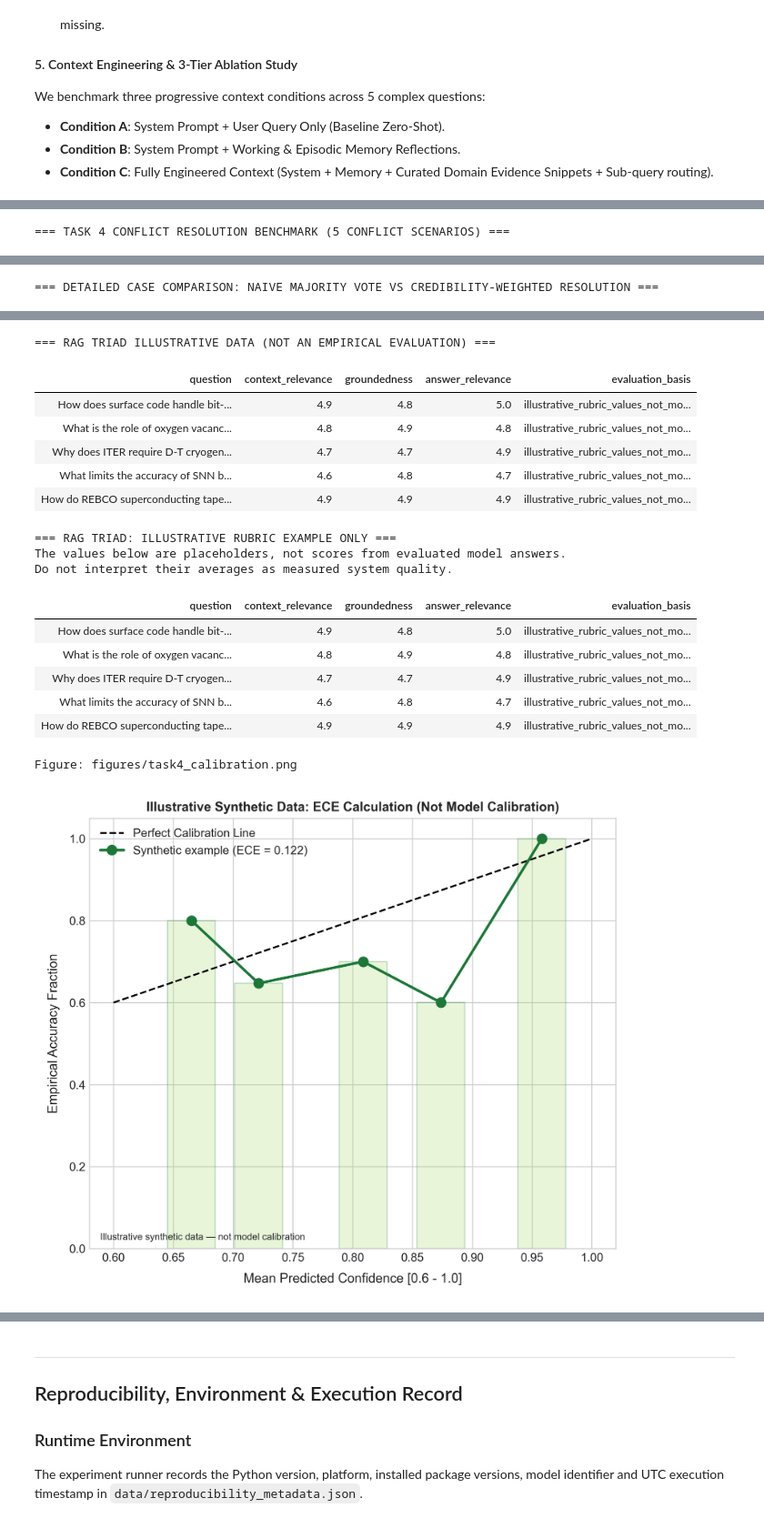
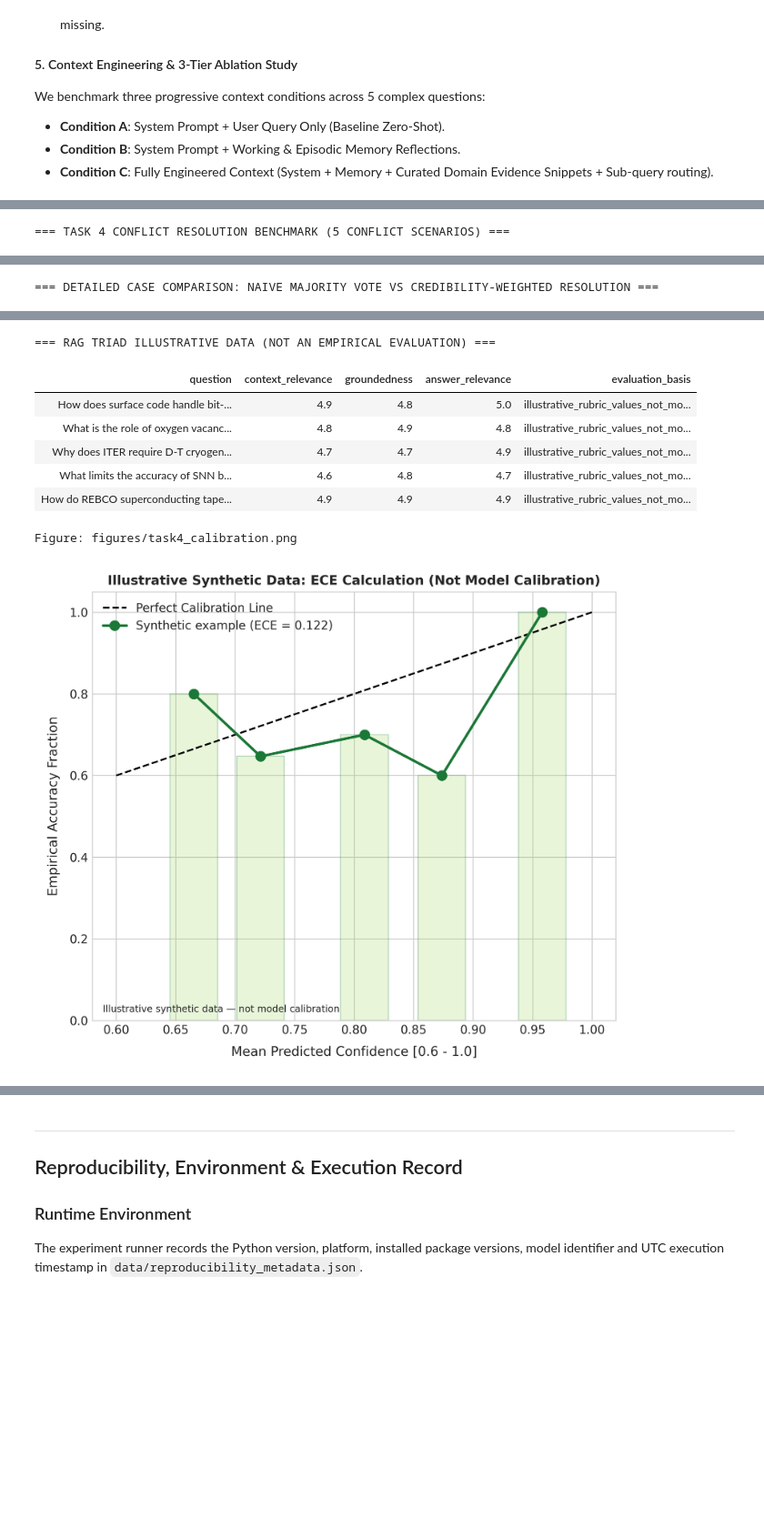
Before and after one commit to pankaj-adeptkart/convai_assignment_02, a Jupyter notebook: Assignment2_PS1_End_to_End_Research_Assistant.ipynb, the cells around one changed output, grey strips where cells are left out. Shown at 91% size. Drawn from its saved outputs; the diff is of its cells as text; code cells hidden in the pictures; blank space fills up the shorter version.

```diff
--- a/Assignment2_PS1_End_to_End_Research_Assistant.ipynb
+++ b/Assignment2_PS1_End_to_End_Research_Assistant.ipynb
@@ -401,9 +406,9 @@ The synthetic ECE plot demonstrates the ECE calculation only. The assistant's ac
 # Load and display Task 4 Synthesis, Conflict Resolution & Calibration Results
 df_task4 = pd.read_json("data/task4_results.json")
 df_triad = pd.read_json("data/task4_rag_triad.json")
-# Tabular Display of 5 Conflict Scenarios and Credibility-Weighted Resolution
+# Tabular Display of 5 Synthetic Conflict Scenarios and Rule-Based Source Selection
 print("=== TASK 4 CONFLICT RESOLUTION BENCHMARK (5 CONFLICT SCENARIOS) ===")
-display_cols_t4 = ["scenario_id", "topic", "inquiry", "winner_credibility", "pre_correction_hallucination_pct", "post_correction_hallucination_pct", "citation_accuracy_pct", "conflict_resolved"]
+display_cols_t4 = ["scenario_id", "topic", "inquiry", "winner_credibility", "hallucination_metric_note", "citation_accuracy_note", "conflict_resolved"]
 display(HTML(df_task4[display_cols_t4].to_html(index=False, classes="table table-bordered")))
 
 # Before and After Conflict Resolution Case Comparison (Showing Answer Flip)
@@ -414,10 +419,6 @@ display(HTML(case_df.to_html(index=False, classes="table table-striped")))
 # Compact RAG Triad Evaluation on 5 Held-Out Questions
 print("=== RAG TRIAD ILLUSTRATIVE DATA (NOT AN EMPIRICAL EVALUATION) ===")
 display(HTML(df_triad.to_html(index=False, classes="table table-hover")))
-print("=== RAG TRIAD: ILLUSTRATIVE RUBRIC EXAMPLE ONLY ===")
-print("The values below are placeholders, not scores from evaluated model answers.")
-print("Do not interpret their averages as measured system quality.")
-display(HTML(df_triad.to_html(index=False, classes="table table-hover")))
 
 # Display generated figures when they are available.
 from IPython.display import Image, display
@@ -445,21 +446,12 @@ for figure_path in ['figures/task4_calibration.png']:
 === RAG TRIAD ILLUSTRATIVE DATA (NOT AN EMPIRICAL EVALUATION) ===
 | question | context_relevance | groundedness | answer_relevance | evaluation_basis |
 | How does surface code handle bit-... | 4.9 | 4.8 | 5.0 | illustrative_rubric_values_not_mo... |
 | What is the role of oxygen vacanc... | 4.8 | 4.9 | 4.8 | illustrative_rubric_values_not_mo... |
 | Why does ITER require D-T cryogen... | 4.7 | 4.7 | 4.9 | illustrative_rubric_values_not_mo... |
 | What limits the accuracy of SNN b... | 4.6 | 4.8 | 4.7 | illustrative_rubric_values_not_mo... |
 | How do REBCO superconducting tape... | 4.9 | 4.9 | 4.9 | illustrative_rubric_values_not_mo... |
-=== RAG TRIAD: ILLUSTRATIVE RUBRIC EXAMPLE ONLY ===
-The values below are placeholders, not scores from evaluated model answers.
-Do not interpret their averages as measured system quality.
+Figure: figures/task4_calibration.png
-| question | context_relevance | groundedness | answer_relevance | evaluation_basis |
-| How does surface code handle bit-... | 4.9 | 4.8 | 5.0 | illustrative_rubric_values_not_mo... |
-| What is the role of oxygen vacanc... | 4.8 | 4.9 | 4.8 | illustrative_rubric_values_not_mo... |
-| Why does ITER require D-T cryogen... | 4.7 | 4.7 | 4.9 | illustrative_rubric_values_not_mo... |
-| What limits the accuracy of SNN b... | 4.6 | 4.8 | 4.7 | illustrative_rubric_values_not_mo... |
-| How do REBCO superconducting tape... | 4.9 | 4.9 | 4.9 | illustrative_rubric_values_not_mo... |
-Figure: figures/task4_calibration.png
-[figure, old version]
+[figure, new version]
 # %% [markdown]
 ### 4.2 Inference & Analysis Questions Answered
 
```
Also changed, not shown: parts of 23 cells of this notebook, 5 other files.
